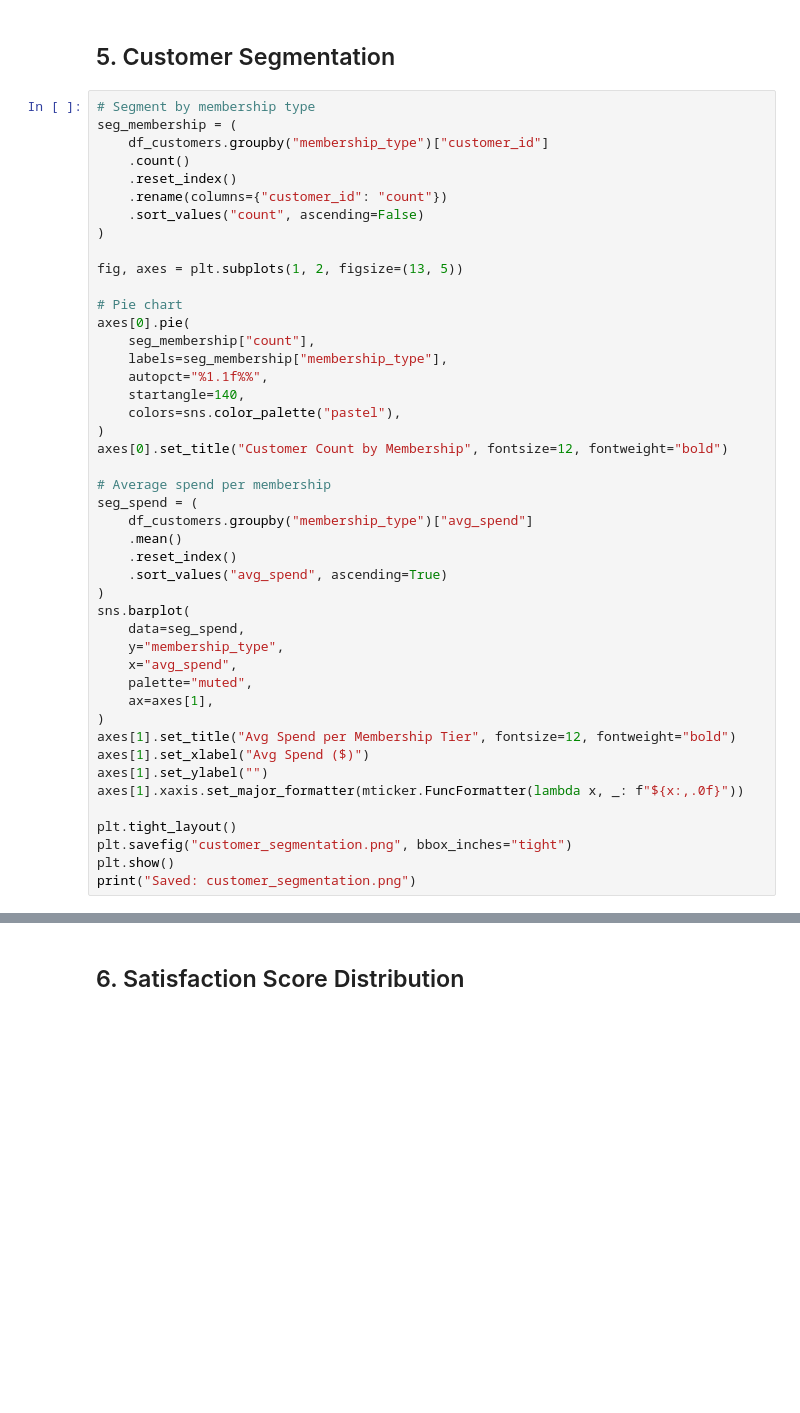
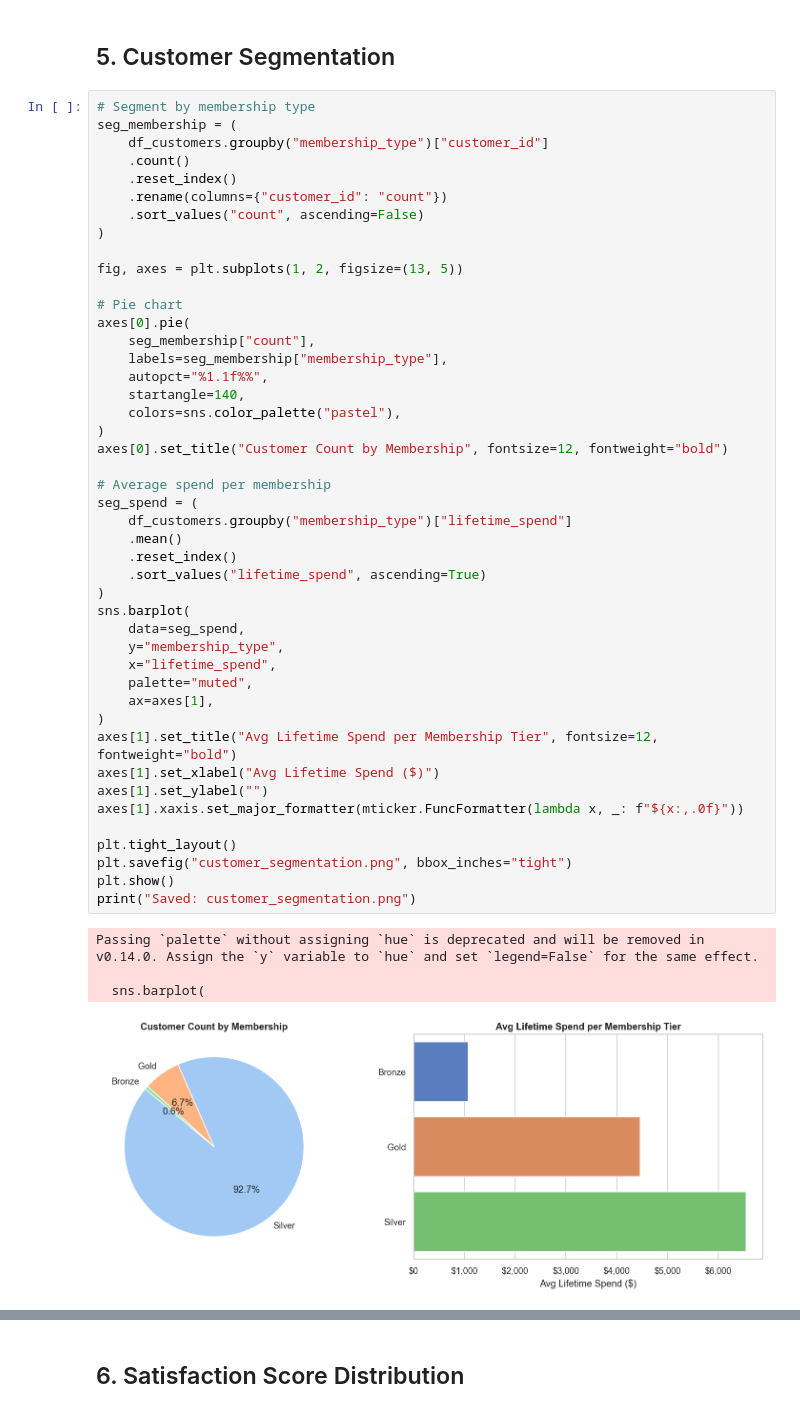
Before and after one commit to ptzivaras/BigDataAnalyticsPipeline, a Jupyter notebook: analytics/pipeline_analytics.ipynb, the cells around one changed output, grey strips where cells are left out. Cells and saved outputs as stored; diff of their text form; blank space fills up the shorter version.

```diff
--- a/analytics/pipeline_analytics.ipynb
+++ b/analytics/pipeline_analytics.ipynb
@@ -141,35 +175,40 @@ seg_membership = (
 fig, axes = plt.subplots(1, 2, figsize=(13, 5))
 
 # Pie chart
 axes[0].pie(
     seg_membership["count"],
     labels=seg_membership["membership_type"],
     autopct="%1.1f%%",
     startangle=140,
     colors=sns.color_palette("pastel"),
 )
 axes[0].set_title("Customer Count by Membership", fontsize=12, fontweight="bold")
 
 # Average spend per membership
 seg_spend = (
-    df_customers.groupby("membership_type")["avg_spend"]
+    df_customers.groupby("membership_type")["lifetime_spend"]
     .mean()
     .reset_index()
-    .sort_values("avg_spend", ascending=True)
+    .sort_values("lifetime_spend", ascending=True)
 )
 sns.barplot(
     data=seg_spend,
     y="membership_type",
-    x="avg_spend",
+    x="lifetime_spend",
     palette="muted",
     ax=axes[1],
 )
-axes[1].set_title("Avg Spend per Membership Tier", fontsize=12, fontweight="bold")
-axes[1].set_xlabel("Avg Spend ($)")
+axes[1].set_title("Avg Lifetime Spend per Membership Tier", fontsize=12, fontweight="bold")
+axes[1].set_xlabel("Avg Lifetime Spend ($)")
 axes[1].set_ylabel("")
 axes[1].xaxis.set_major_formatter(mticker.FuncFormatter(lambda x, _: f"${x:,.0f}"))
 
 plt.tight_layout()
 plt.savefig("customer_segmentation.png", bbox_inches="tight")
 plt.show()
 print("Saved: customer_segmentation.png")
+# %% [output]
+Passing `palette` without assigning `hue` is deprecated and will be removed in v0.14.0. Assign the `y` variable to `hue` and set `legend=False` for the same effect.
+
+  sns.barplot(
+[figure, added]
```
Also changed, not shown: parts of 10 cells of this notebook, 4 other files.
